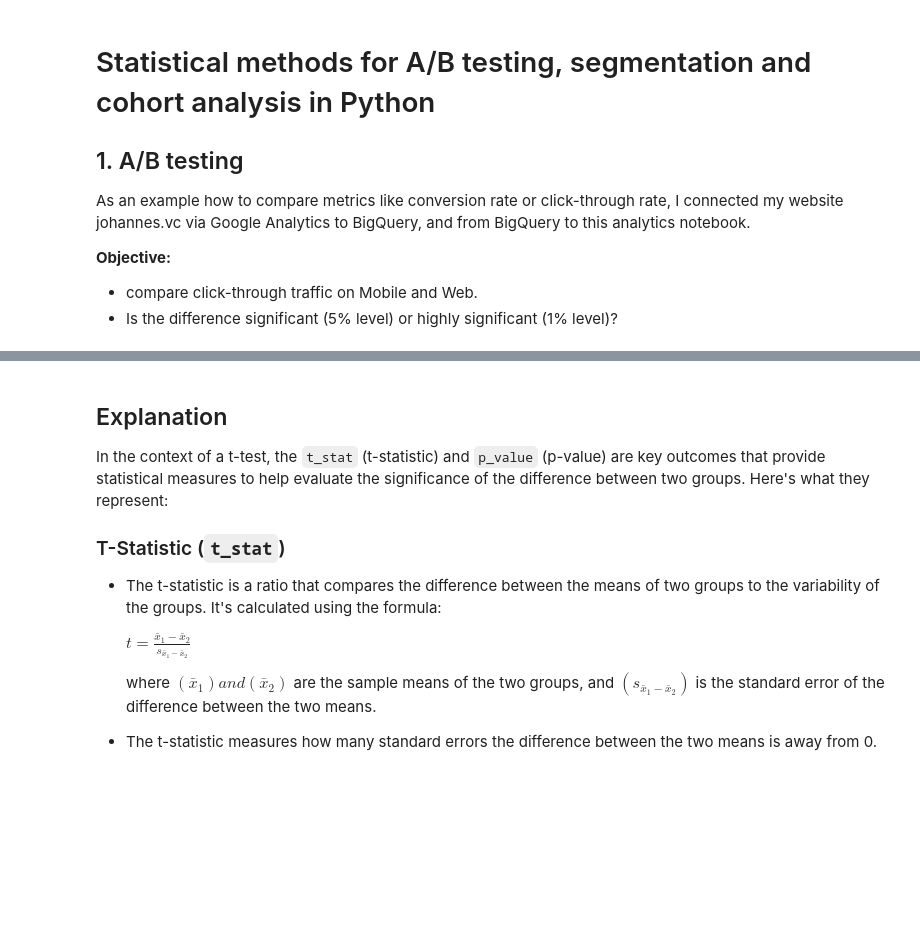
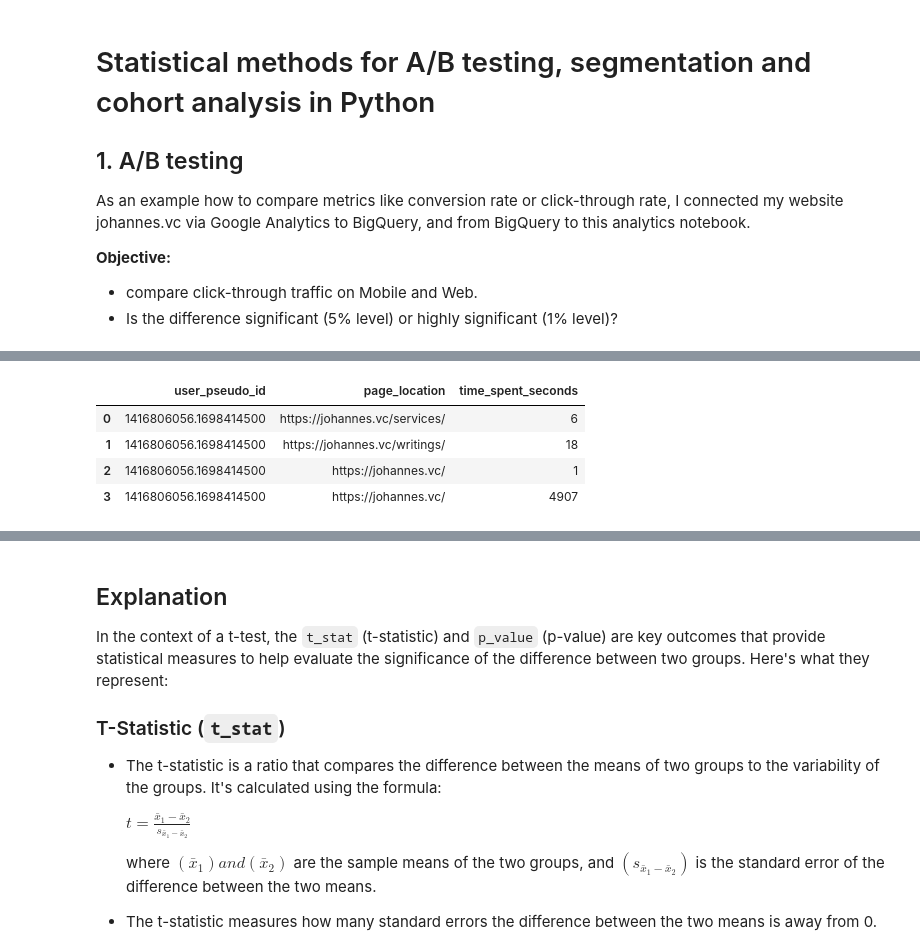
Before and after one commit to JohannesVC/notebooks, a Jupyter notebook: data analytics statistics (SQL)/Statistical methods for ab testing, cohort analysis and segmentation.ipynb, the cells around one changed output, grey strips where cells are left out. Drawn from its saved outputs; the diff is of its cells as text; code cells hidden in the pictures; blank space fills up the shorter version.

```diff
--- a/data analytics statistics (SQL)/Statistical methods for ab testing, cohort analysis and segmentation.ipynb
+++ b/data analytics statistics (SQL)/Statistical methods for ab testing, cohort analysis and segmentation.ipynb
@@ -25,0 +46,33 @@ WHERE group IN ('A', 'B')
+# %%
+%%bigquery
+WITH PageViewsWithLead AS (
+  SELECT
+    user_pseudo_id,
+    event_timestamp,
+    event_name,
+    LAG(event_timestamp) OVER(PARTITION BY user_pseudo_id ORDER BY event_timestamp) AS prev_event_timestamp,
+    (SELECT value.string_value FROM UNNEST(event_params) WHERE key = 'page_location') AS page_location
+  FROM
+    `johannesvc.analytics_413581908.events_20240215`
+  WHERE
+    event_name = 'page_view'
+)
+
+SELECT
+  user_pseudo_id,
+  page_location,
+--   event_timestamp,
+--   prev_event_timestamp,
+  TIMESTAMP_DIFF(TIMESTAMP_MICROS(event_timestamp), TIMESTAMP_MICROS(prev_event_timestamp), SECOND) AS time_spent_seconds
+FROM
+  PageViewsWithLead
+WHERE
+  prev_event_timestamp IS NOT NULL
+ORDER BY
+  user_pseudo_id, event_timestamp
+# %% [output]
+|  | user_pseudo_id | page_location | time_spent_seconds |
+| 0 | 1416806056.1698414500 | https://johannes.vc/services/ | 6 |
+| 1 | 1416806056.1698414500 | https://johannes.vc/writings/ | 18 |
+| 2 | 1416806056.1698414500 | https://johannes.vc/ | 1 |
+| 3 | 1416806056.1698414500 | https://johannes.vc/ | 4907 |
```
Also changed, not shown: parts of 18 cells of this notebook, 1 other file.
